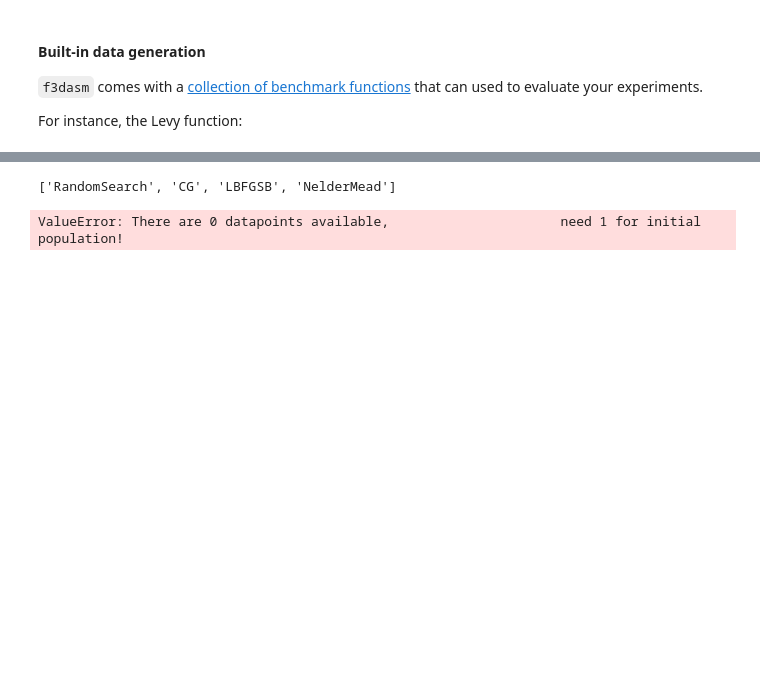
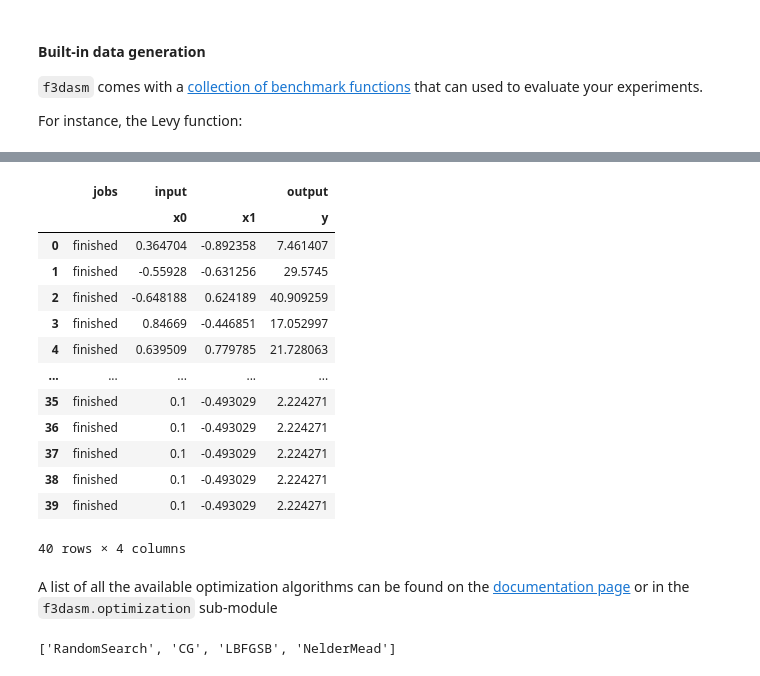
Before and after one commit to bessagroup/3dasm_course, a Jupyter notebook: Lectures/f3dasm_lecture_2/3dasm_Lecture21.ipynb, the cells around one changed output, grey strips where cells are left out. Cells and saved outputs as stored; diff of their text form; code cells hidden in the pictures; blank space fills up the shorter version.

Commit message:
finished lecture21 f3dasm

```diff
--- a/Lectures/f3dasm_lecture_2/3dasm_Lecture21.ipynb
+++ b/Lectures/f3dasm_lecture_2/3dasm_Lecture21.ipynb
@@ -364,3 +384,26 @@ These benchmark functions accept additional arguments as the `kwargs` argument:
+# %%
+experiment_data.optimize(data_generator='Levy', optimizer='LBFGSB',
+                         iterations=30,
+                         kwargs={'scale_bounds': domain.get_bounds(), 'noise': 0.0, 'offset': False, 'seed': 123},
+                        )
+experiment_data
+# %% [output]
+|  | jobs | input |  | output |
+|  |  | x0 | x1 | y |
+| 0 | finished | 0.364704 | -0.892358 | 7.461407 |
+| 1 | finished | -0.55928 | -0.631256 | 29.5745 |
+| 2 | finished | -0.648188 | 0.624189 | 40.909259 |
+| 3 | finished | 0.84669 | -0.446851 | 17.052997 |
+| 4 | finished | 0.639509 | 0.779785 | 21.728063 |
+| ... | ... | ... | ... | ... |
+| 35 | finished | 0.1 | -0.493029 | 2.224271 |
+| 36 | finished | 0.1 | -0.493029 | 2.224271 |
+| 37 | finished | 0.1 | -0.493029 | 2.224271 |
+| 38 | finished | 0.1 | -0.493029 | 2.224271 |
+| 39 | finished | 0.1 | -0.493029 | 2.224271 |
+40 rows × 4 columns
+# %% [markdown]
+A list of all the available optimization algorithms can be found on the [documentation page](https://f3dasm.readthedocs.io/en/latest/rst_doc_files/defaults.html#implemented-optimizers) or in the `f3dasm.optimization` sub-module
 # %%
 from f3dasm.optimization import OPTIMIZERS
 
@@ -368,6 +411,2 @@ OPTIMIZERS
 # %% [output]
 ['RandomSearch', 'CG', 'LBFGSB', 'NelderMead']
-# %%
-edata.optimize(data_generator='Rosenbrock', optimizer='LBFGSB', iterations=30, kwargs={'scale_bounds': domain.get_bounds()})
-# %% [output]
-ValueError: There are 0 datapoints available,                      need 1 for initial                          population!
```
Also changed, not shown: parts of 13 cells of this notebook, 1 other file.
